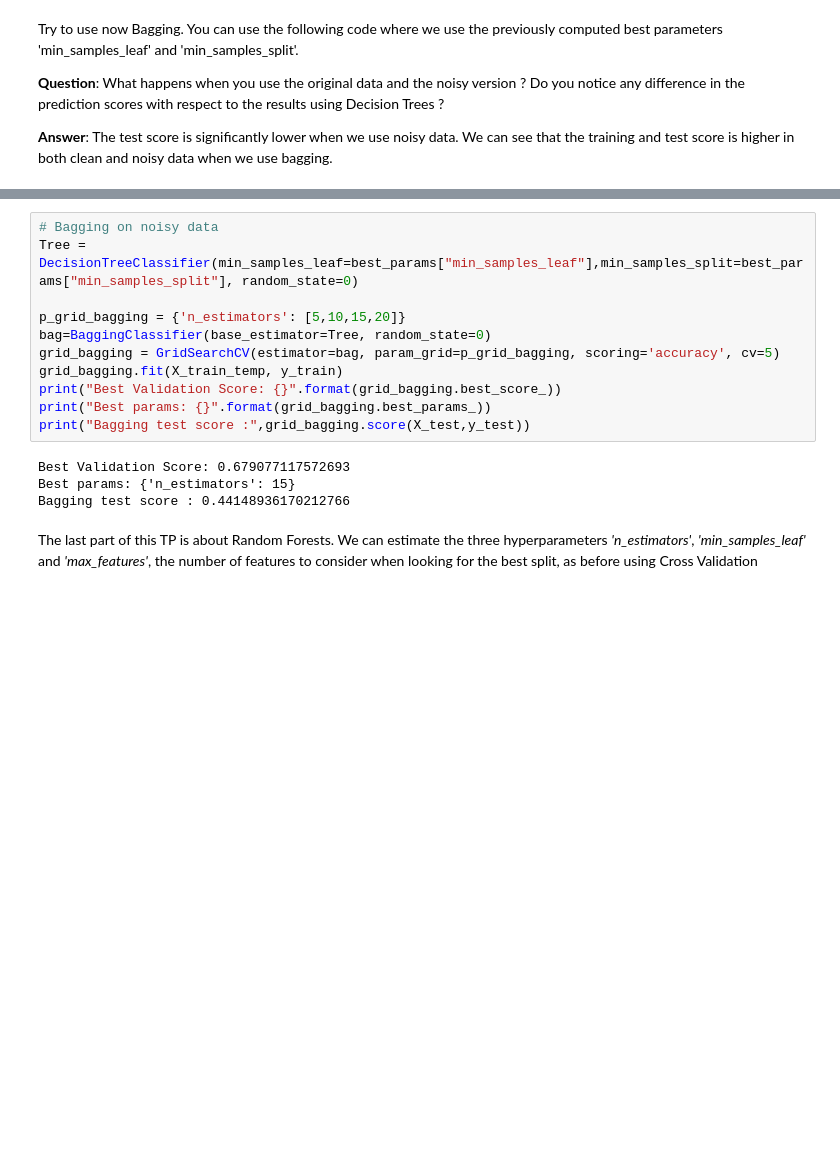
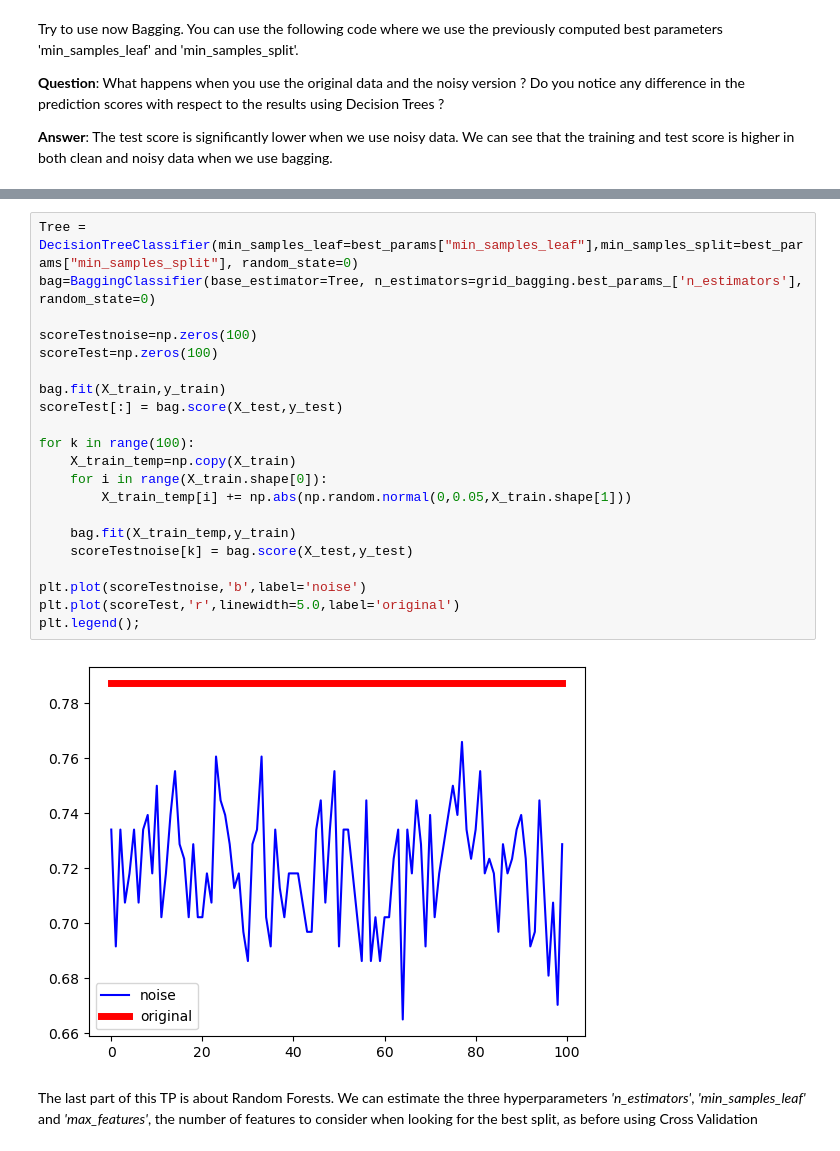
Before and after one commit to temperancehong/IMA205, a Jupyter notebook: TP5_2024/TP_Trees-HONG.ipynb, the cells around one changed output, grey strips where cells are left out. Drawn from its saved outputs; the diff is of its cells as text; blank space fills up the shorter version.

```diff
--- a/TP5_2024/TP_Trees-HONG.ipynb
+++ b/TP5_2024/TP_Trees-HONG.ipynb
@@ -287,18 +289,26 @@ Bagging test score : 0.8297872340425532
-# %%
-# Bagging on noisy data
-Tree = DecisionTreeClassifier(min_samples_leaf=best_params["min_samples_leaf"],min_samples_split=best_params["min_samples_split"], random_state=0)
-
-p_grid_bagging = {'n_estimators': [5,10,15,20]}
-bag=BaggingClassifier(base_estimator=Tree, random_state=0)
-grid_bagging = GridSearchCV(estimator=bag, param_grid=p_grid_bagging, scoring='accuracy', cv=5)
-grid_bagging.fit(X_train_temp, y_train)
-print("Best Validation Score: {}".format(grid_bagging.best_score_))
-print("Best params: {}".format(grid_bagging.best_params_))
-print("Bagging test score :",grid_bagging.score(X_test,y_test))
-# %% [output]
-Best Validation Score: 0.679077117572693
-Best params: {'n_estimators': 15}
-Bagging test score : 0.44148936170212766
+# %%
+Tree = DecisionTreeClassifier(min_samples_leaf=best_params["min_samples_leaf"],min_samples_split=best_params["min_samples_split"], random_state=0)
+bag=BaggingClassifier(base_estimator=Tree, n_estimators=grid_bagging.best_params_['n_estimators'], random_state=0)
+
+scoreTestnoise=np.zeros(100)
+scoreTest=np.zeros(100)
+
+bag.fit(X_train,y_train)
+scoreTest[:] = bag.score(X_test,y_test)
+
+for k in range(100):
+    X_train_temp=np.copy(X_train)
+    for i in range(X_train.shape[0]):
+        X_train_temp[i] += np.abs(np.random.normal(0,0.05,X_train.shape[1]))
+
+    bag.fit(X_train_temp,y_train)
+    scoreTestnoise[k] = bag.score(X_test,y_test)
+
+plt.plot(scoreTestnoise,'b',label='noise')
+plt.plot(scoreTest,'r',linewidth=5.0,label='original')
+plt.legend();
+# %% [output]
+[figure, added]
 # %% [markdown]
 The last part of this TP is about Random Forests. We can estimate the three hyperparameters *'n_estimators'*, *'min_samples_leaf'* and *'max_features'*, the number of features to consider when looking for the best split, as before using Cross Validation
 # %%
```
Also changed, not shown: parts of 27 cells of this notebook.
